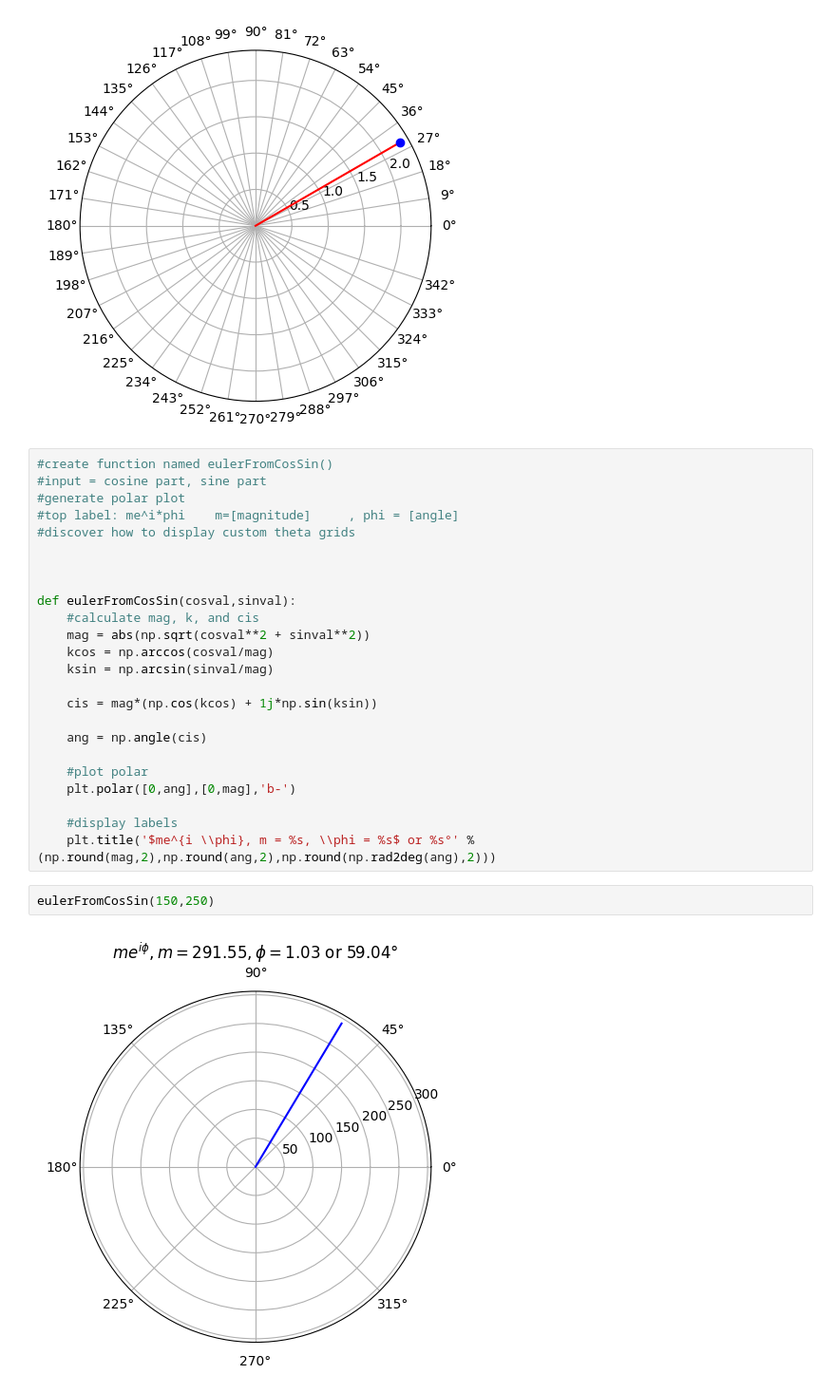
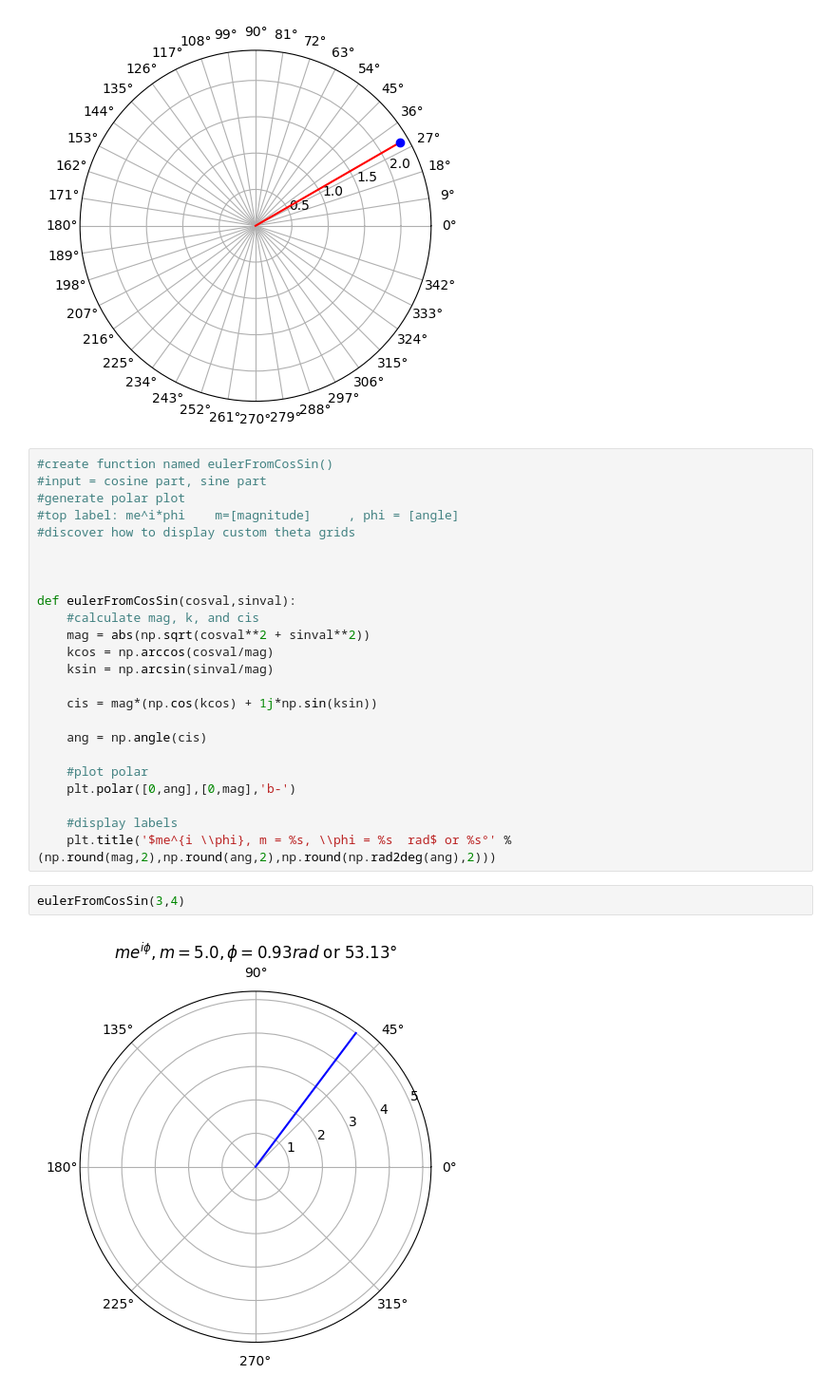
Before and after one commit to krdungca/Math-and-Python, a Jupyter notebook: Master Math via Python/08_Trigonometry/trig_6_eulers formula.ipynb, the cells around one changed output. Shown at 95% size. Drawn from its saved outputs; the diff is of its cells as text.

```diff
--- a/Master Math via Python/08_Trigonometry/trig_6_eulers formula.ipynb
+++ b/Master Math via Python/08_Trigonometry/trig_6_eulers formula.ipynb
@@ -62,8 +62,8 @@ def eulerFromCosSin(cosval,sinval):
     plt.polar([0,ang],[0,mag],'b-')
 
     #display labels
-    plt.title('$me^{i \\phi}, m = %s, \\phi = %s$ or %s°' %(np.round(mag,2),np.round(ang,2),np.round(np.rad2deg(ang),2)))
+    plt.title('$me^{i \\phi}, m = %s, \\phi = %s  rad$ or %s°' %(np.round(mag,2),np.round(ang,2),np.round(np.rad2deg(ang),2)))
-# %%
-eulerFromCosSin(150,250)
-# %% [output]
-[figure, removed]
+# %%
+eulerFromCosSin(3,4)
+# %% [output]
+[figure, added]
```
